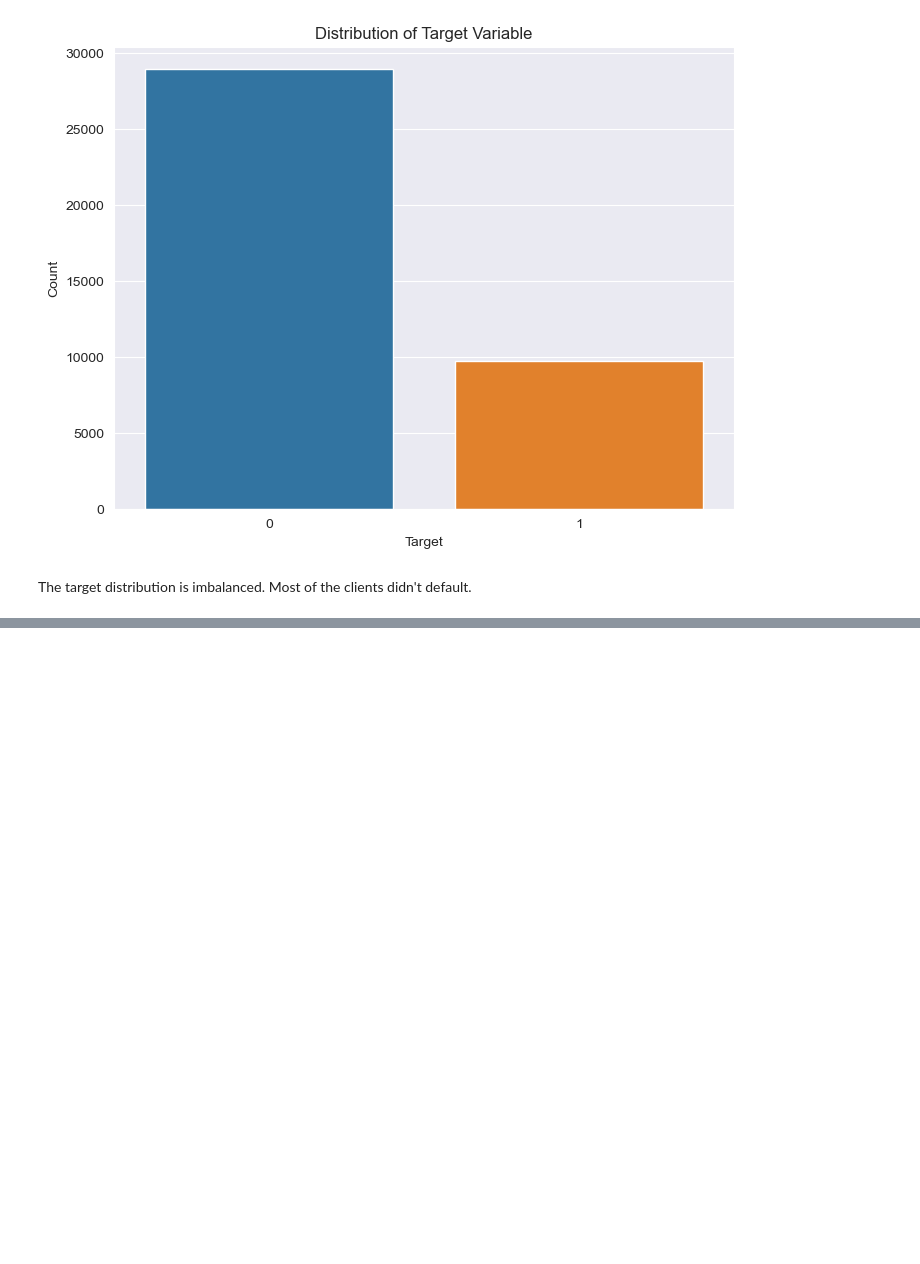
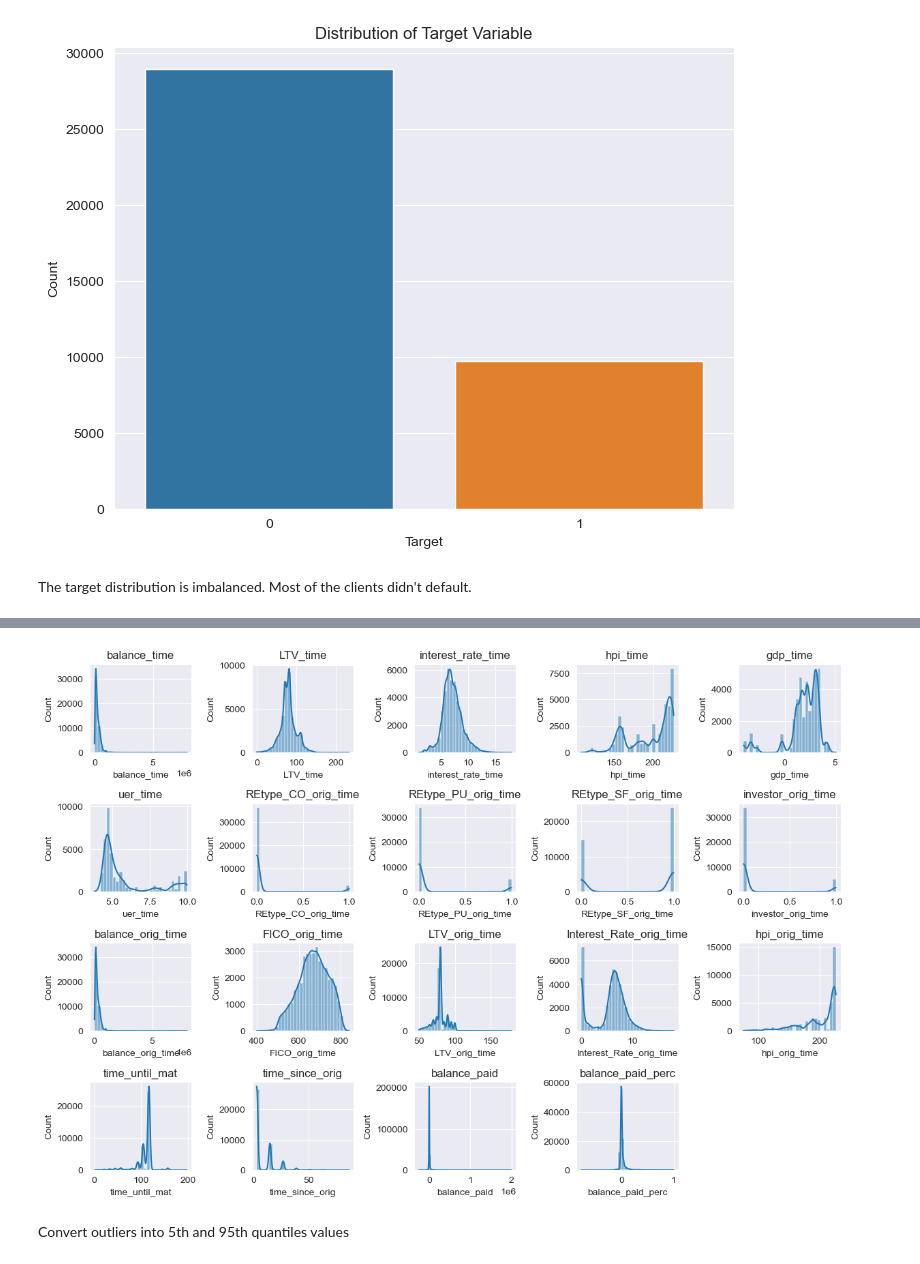
Before and after one commit to MaksimObukhov/pd_scorecard, a Jupyter notebook: main.ipynb, the cells around one changed output, grey strips where cells are left out. Saved outputs shown, nothing was run; the diff lists cells and outputs as text; code cells hidden in the pictures; blank space fills up the shorter version.

Commit message:
TODO: Complete outliers treatment

```diff
--- a/main.ipynb
+++ b/main.ipynb
@@ -375,0 +392,16 @@ The target distribution is imbalanced. Most of the clients didn't default.
+# %%
+num_vars = df_dev.select_dtypes(include=['float64', 'int64']).drop(columns=['target']).columns
+
+plt.figure(figsize=(12, 12))
+for i, feature in enumerate(num_vars, 1):
+    plt.subplot(6, 5, i)
+    sns.histplot(df_dev[feature], bins=30, kde=True)
+    plt.title(f'{feature}')
+    plt.xlabel(feature)
+
+plt.tight_layout()
+plt.show()
+# %% [output]
+[figure, added]
+# %% [markdown]
+Convert outliers into 5th and 95th quantiles values
```
Also changed, not shown: parts of 7 cells of this notebook.
